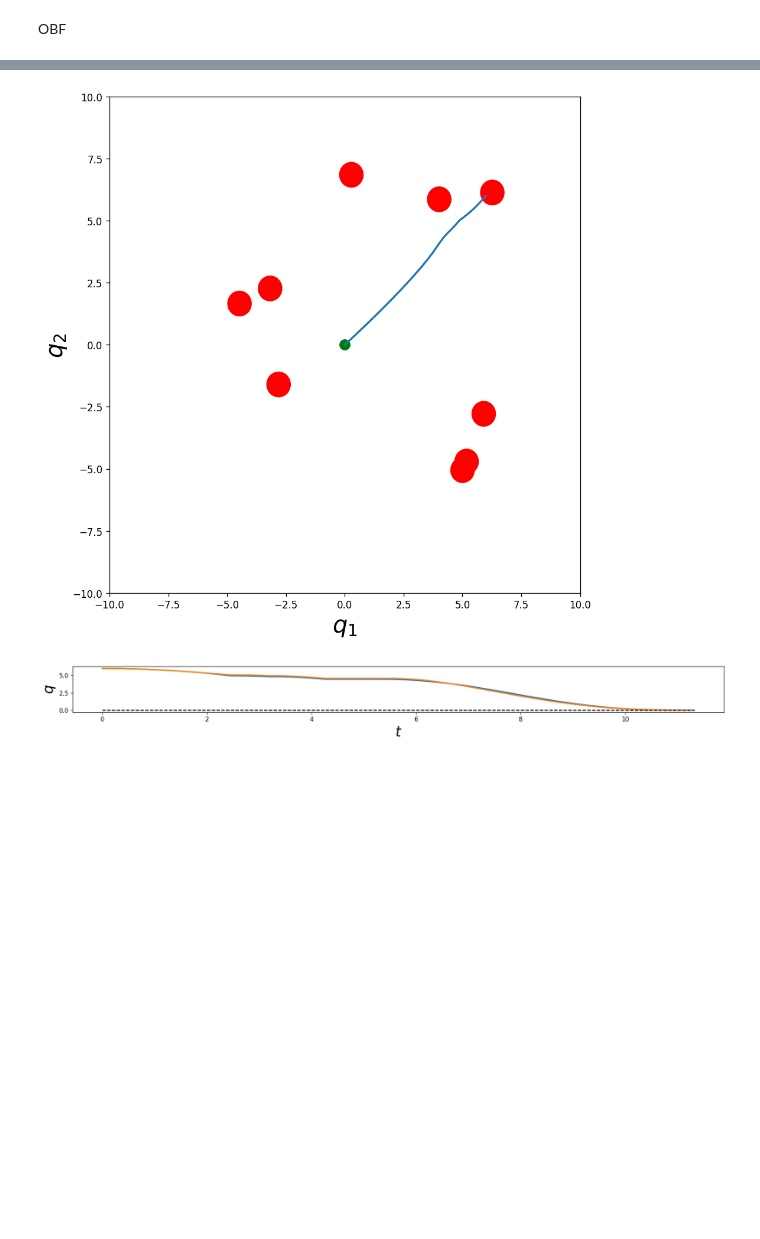
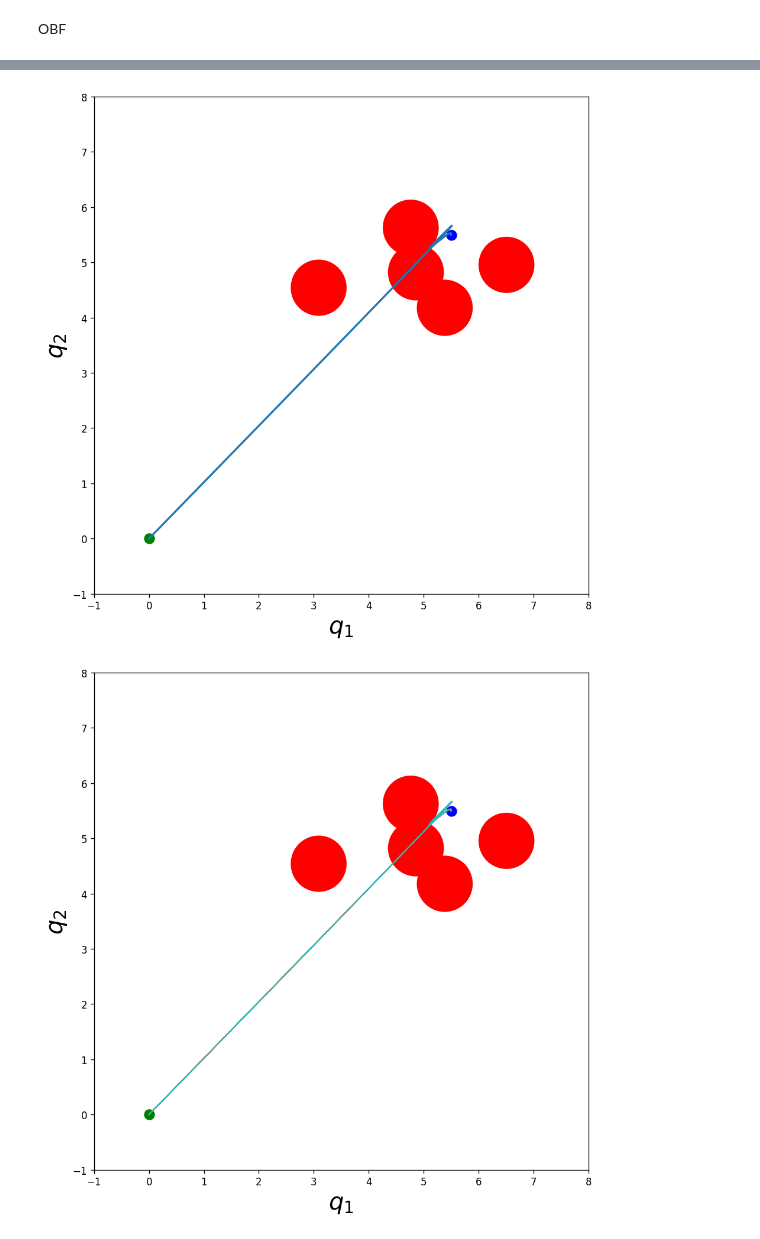
Before and after one commit to JuJankowski/pbc-traj-opt, a Jupyter notebook: mobile_navigation_offline_dyn_obf.ipynb, the cells around one changed output, grey strips where cells are left out. Saved outputs shown, nothing was run; the diff lists cells and outputs as text; code cells hidden in the pictures; blank space fills up the shorter version.

```diff
--- a/mobile_navigation_offline_dyn_obf.ipynb
+++ b/mobile_navigation_offline_dyn_obf.ipynb
@@ -12,3 +15,6 @@ task = Task()
+# %%
+task = Task(T_lookahead=T_lookahead)
+task.set_time(8.0)
 # %% [markdown]
 ### Basis functions. Providing Phi_T, Rw
 # %% [markdown]
@@ -62,0 +53,6 @@ def run_opt(num_basis):
+# %%
+def c_not_moving(p):
+    k = int(T_lookahead/(task.dt_cost*task.T))
+    q_eoh = task.dPhi[k*task.ndof:(k+1)*task.ndof] @ np.concatenate((task.q_0, p, task.q_d, task.dq_0, np.zeros(task.ndof)))
+    e = task.q_0 - q_eoh
+    return np.exp(-1.0 * np.dot(e,e))
@@ -63,5 +163,11 @@ def run_opt(num_basis):
 # %%
 obs_list = []
-for i in range(10):
-    obs_list.append(np.random.uniform(0.5, 5.5, size=2))
-#task.set_obstacle_list(obs_list)
+for i in range(5):
+    obs_list.append(np.random.uniform(3, 7, size=2))
+task.set_obstacle_list(obs_list)
+
+task.q_0 = np.array([6.0, 6.0])
+task.q_d = np.array([0.0, 0.0])
+task.dq_0 = np.array([0.0, 0.0])
+
+task.plot_environment(None)
@@ -141,0 +176,21 @@ True 1.0785906960579517e-05 0.004586219787597656 0.04000000000003607
+# %%
+task.q_0 = np.array([5.5, 5.5])
+T_lookahead = 4.0
+task.T_lookahead = T_lookahead
+
+num_basis = 3
+mu_p_list, sigma_p_list, w_opt = run_opt(1000, num_basis)
+
+mu_p = mu_p_list[-1]
+sigma_p = sigma_p_list[-1]
+
+q_list = np.zeros((N, len(task.t_cost_array), task.ndof))
+p_list = np.random.multivariate_normal(mu_p, sigma_p, N)
+for n in range(N):
+    w = np.concatenate((task.q_0, p_list[n], task.q_d, task.dq_0, np.zeros(task.ndof)))
+    q_list[n] = (task.Phi @ w).reshape(len(task.t_cost_array), task.ndof)
+
+dq_list = (task.dPhi @ w_opt).reshape(len(task.t_cost_array), task.ndof)
+ddq_list = (task.ddPhi @ w_opt).reshape(len(task.t_cost_array), task.ndof)
+
+q_via = mu_p.reshape(int(len(mu_p)/task.ndof), task.ndof)
@@ -142,8 +200,9 @@ True 1.0785906960579517e-05 0.004586219787597656 0.04000000000003607
 # %%
+task.plot_environment((task.Phi @ w_opt).reshape(len(task.t_cost_array), task.ndof))
 task.plot_environment(q_list)
-task.plot_q(q_list)
+#task.plot_q(q_list)
 task.plot_dq(dq_list)
 task.plot_ddq(ddq_list)
 # %% [output]
-[figure, old version]
+[figure, new version]
-[figure, old version]
+[figure, new version]
```
Also changed, not shown: parts of 24 cells of this notebook, 5 other files.
